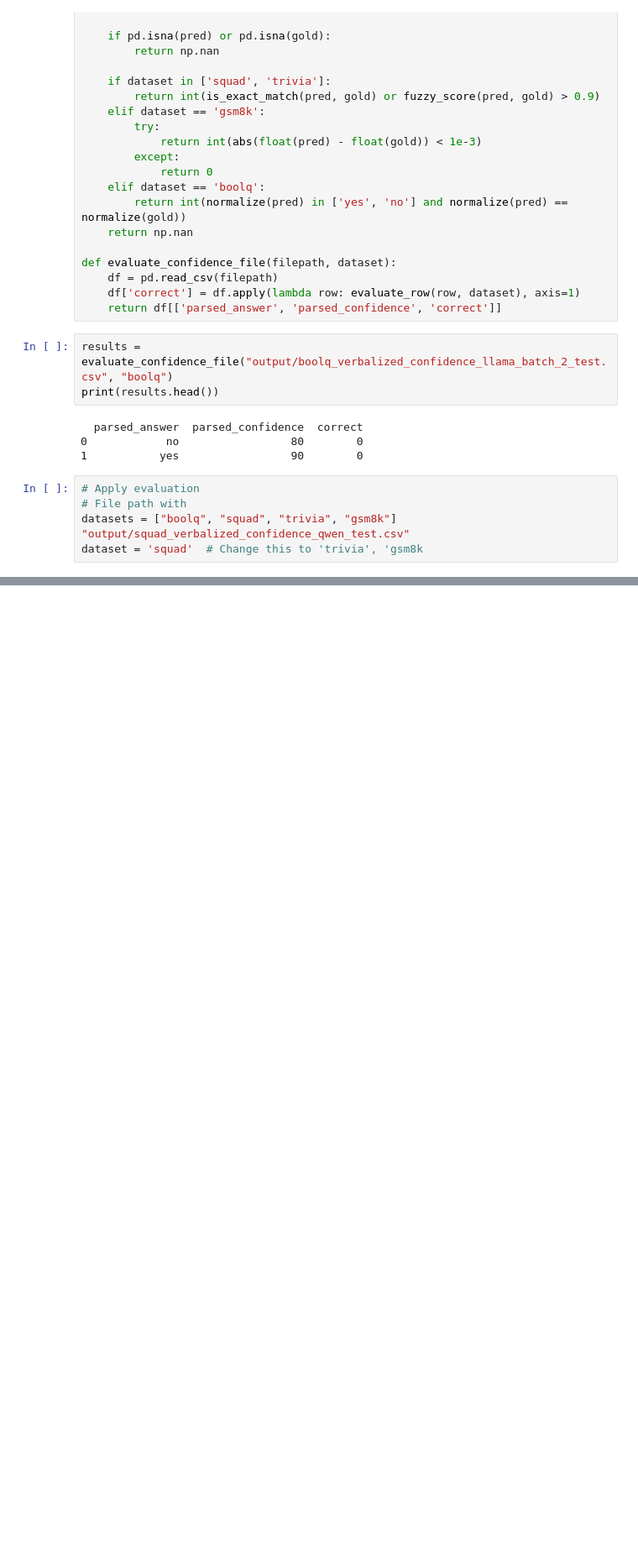
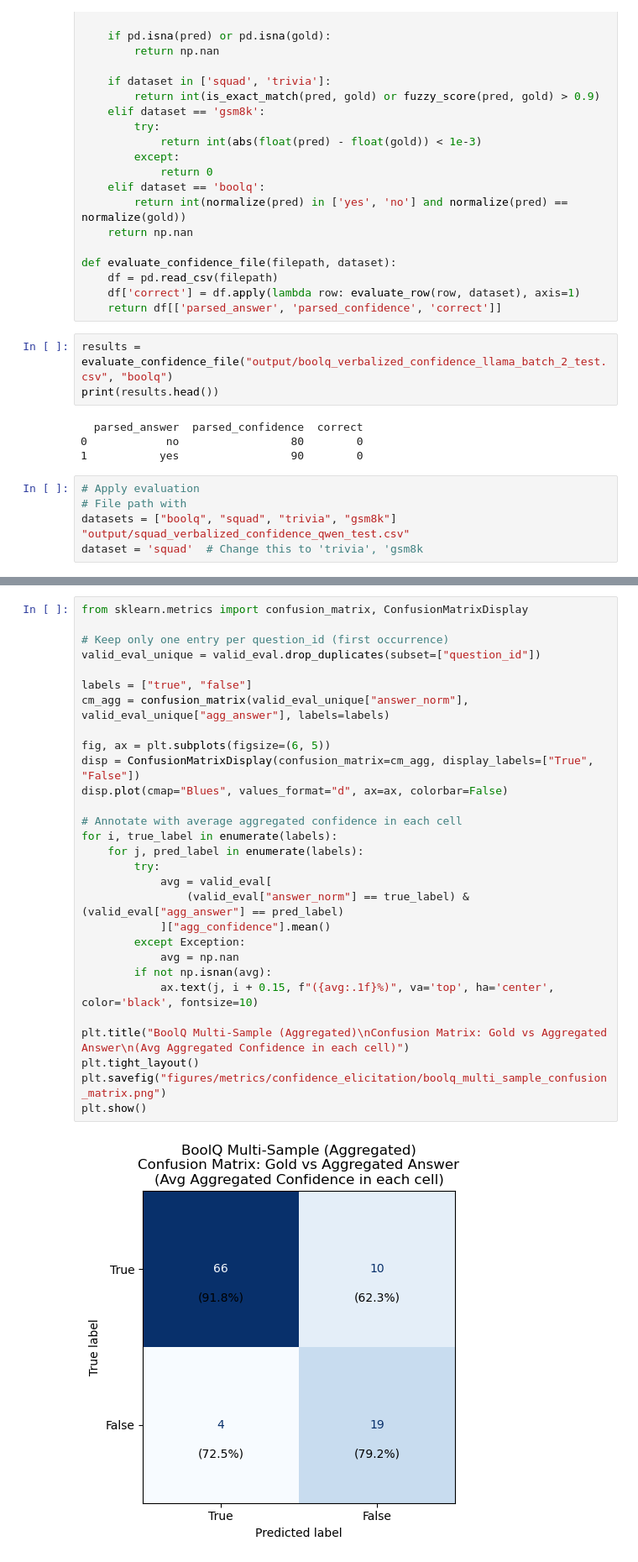
Before and after one commit to christian-hobelsberger/LLMUncertainty, a Jupyter notebook: analyze_confidence_output.ipynb, the cells around one changed output, grey strips where cells are left out. Shown at 84% size. Drawn from its saved outputs; the diff is of its cells as text; blank space fills up the shorter version.

```diff
--- a/analyze_confidence_output.ipynb
+++ b/analyze_confidence_output.ipynb
@@ -713,0 +914,31 @@ dataset = 'squad'  # Change this to 'trivia', 'gsm8k
+# %%
+from sklearn.metrics import confusion_matrix, ConfusionMatrixDisplay
+
+# Keep only one entry per question_id (first occurrence)
+valid_eval_unique = valid_eval.drop_duplicates(subset=["question_id"])
+
+labels = ["true", "false"]
+cm_agg = confusion_matrix(valid_eval_unique["answer_norm"], valid_eval_unique["agg_answer"], labels=labels)
+
+fig, ax = plt.subplots(figsize=(6, 5))
+disp = ConfusionMatrixDisplay(confusion_matrix=cm_agg, display_labels=["True", "False"])
+disp.plot(cmap="Blues", values_format="d", ax=ax, colorbar=False)
+
+# Annotate with average aggregated confidence in each cell
+for i, true_label in enumerate(labels):
+    for j, pred_label in enumerate(labels):
+        try:
+            avg = valid_eval[
+                (valid_eval["answer_norm"] == true_label) & (valid_eval["agg_answer"] == pred_label)
+            ]["agg_confidence"].mean()
+        except Exception:
+            avg = np.nan
+        if not np.isnan(avg):
+            ax.text(j, i + 0.15, f"({avg:.1f}%)", va='top', ha='center', color='black', fontsize=10)
+
+plt.title("BoolQ Multi-Sample (Aggregated)\nConfusion Matrix: Gold vs Aggregated Answer\n(Avg Aggregated Confidence in each cell)")
+plt.tight_layout()
+plt.savefig("figures/metrics/confidence_elicitation/boolq_multi_sample_confusion_matrix.png")
+plt.show()
+# %% [output]
+[figure, added]
```
Also changed, not shown: parts of 5 cells of this notebook, 6 other files.
